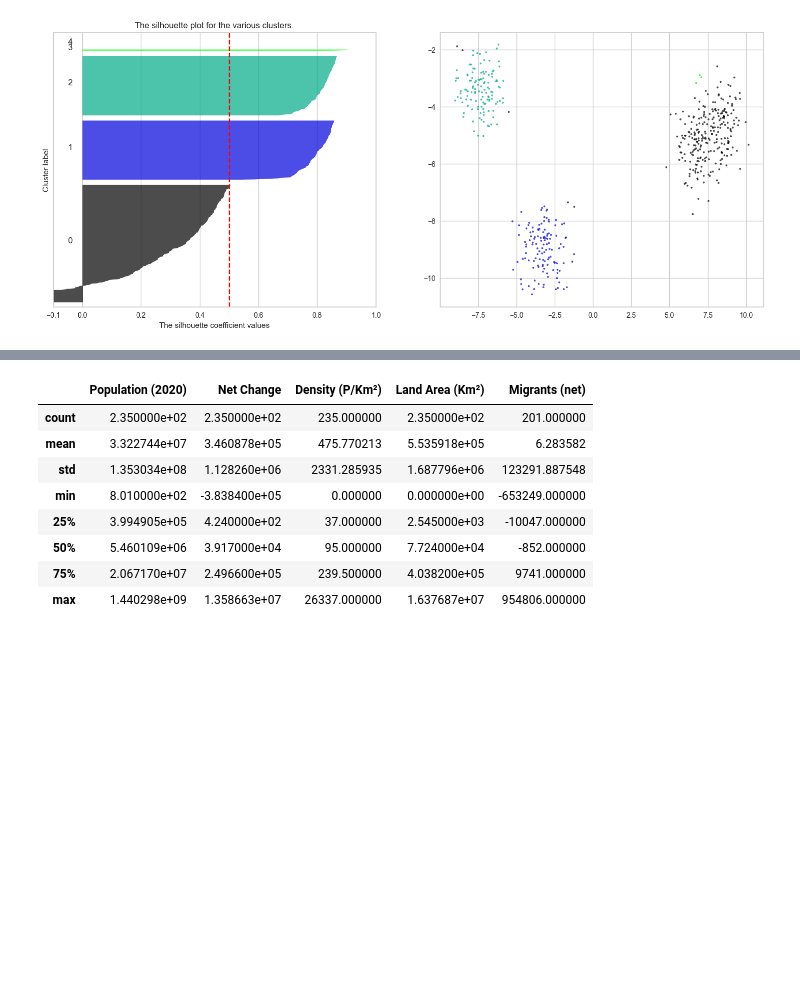
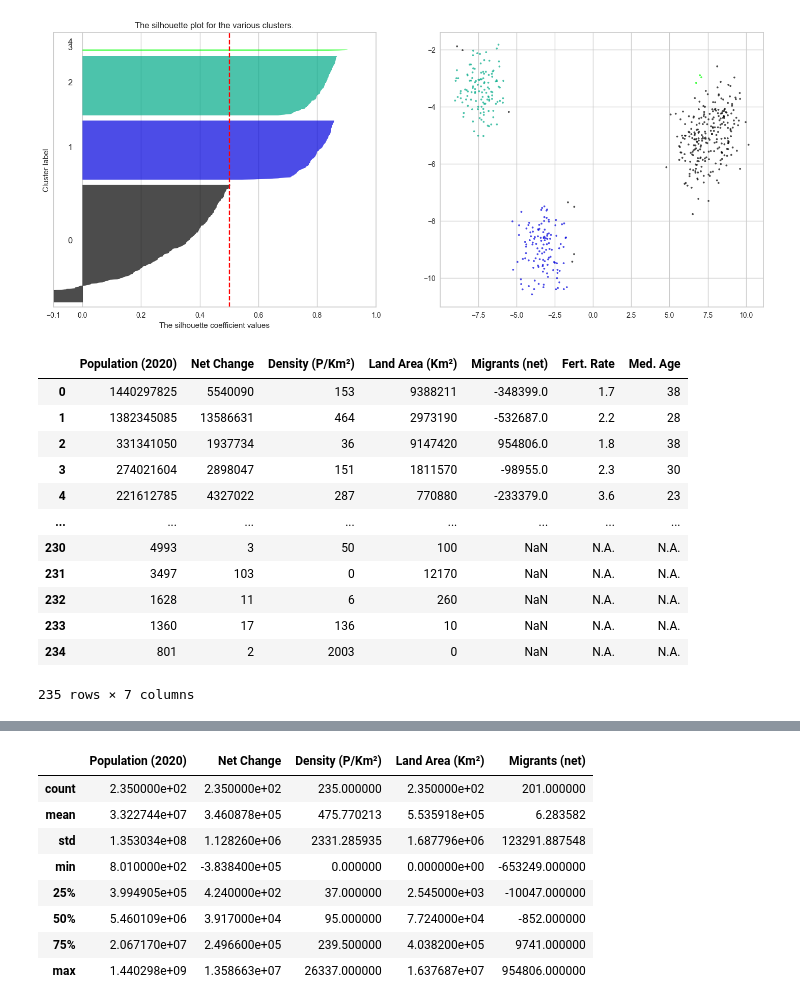
Before and after one commit to santiagohg619/Analisis-de-datos, a Jupyter notebook: Proyectos/Parcial_3 copy.ipynb, the cells around one changed output, grey strips where cells are left out. Drawn from its saved outputs; the diff is of its cells as text; code cells hidden in the pictures; blank space fills up the shorter version.

```diff
--- a/Parcial_3 copy.ipynb
+++ b/Proyectos/Parcial_3 copy.ipynb
@@ -1048,7 +1070,22 @@ import seaborn as  sns
 # %%
 df_country = pd.read_csv('population_by_country_2020.csv')
-columnas_a_eliminar = ['Yearly Change', 'Urban Pop %', 'World Share']
+columnas_a_eliminar = ['Country (or dependency)','Yearly Change', 'Urban Pop %', 'World Share']
 df_country = df_country.drop(columns=columnas_a_eliminar)
+df_country
+# %% [output]
+|  | Population (2020) | Net Change | Density (P/Km²) | Land Area (Km²) | Migrants (net) | Fert. Rate | Med. Age |
+| 0 | 1440297825 | 5540090 | 153 | 9388211 | -348399.0 | 1.7 | 38 |
+| 1 | 1382345085 | 13586631 | 464 | 2973190 | -532687.0 | 2.2 | 28 |
+| 2 | 331341050 | 1937734 | 36 | 9147420 | 954806.0 | 1.8 | 38 |
+| 3 | 274021604 | 2898047 | 151 | 1811570 | -98955.0 | 2.3 | 30 |
+| 4 | 221612785 | 4327022 | 287 | 770880 | -233379.0 | 3.6 | 23 |
+| ... | ... | ... | ... | ... | ... | ... | ... |
+| 230 | 4993 | 3 | 50 | 100 | NaN | N.A. | N.A. |
+| 231 | 3497 | 103 | 0 | 12170 | NaN | N.A. | N.A. |
+| 232 | 1628 | 11 | 6 | 260 | NaN | N.A. | N.A. |
+| 233 | 1360 | 17 | 136 | 10 | NaN | N.A. | N.A. |
+| 234 | 801 | 2 | 2003 | 0 | NaN | N.A. | N.A. |
+235 rows × 7 columns
 # %%
 df_country.head()
 # %% [output]
```
Also changed, not shown: parts of 11 cells of this notebook, 15 other files.
